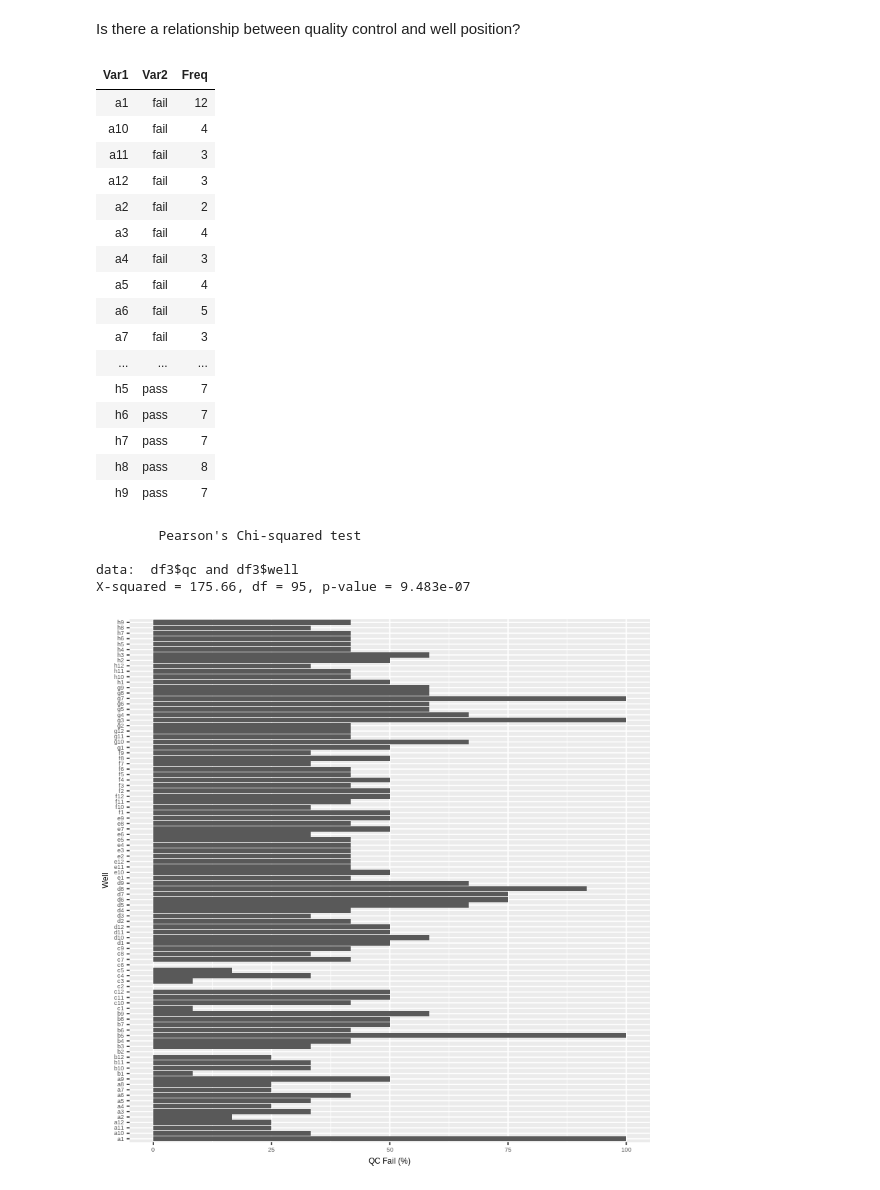
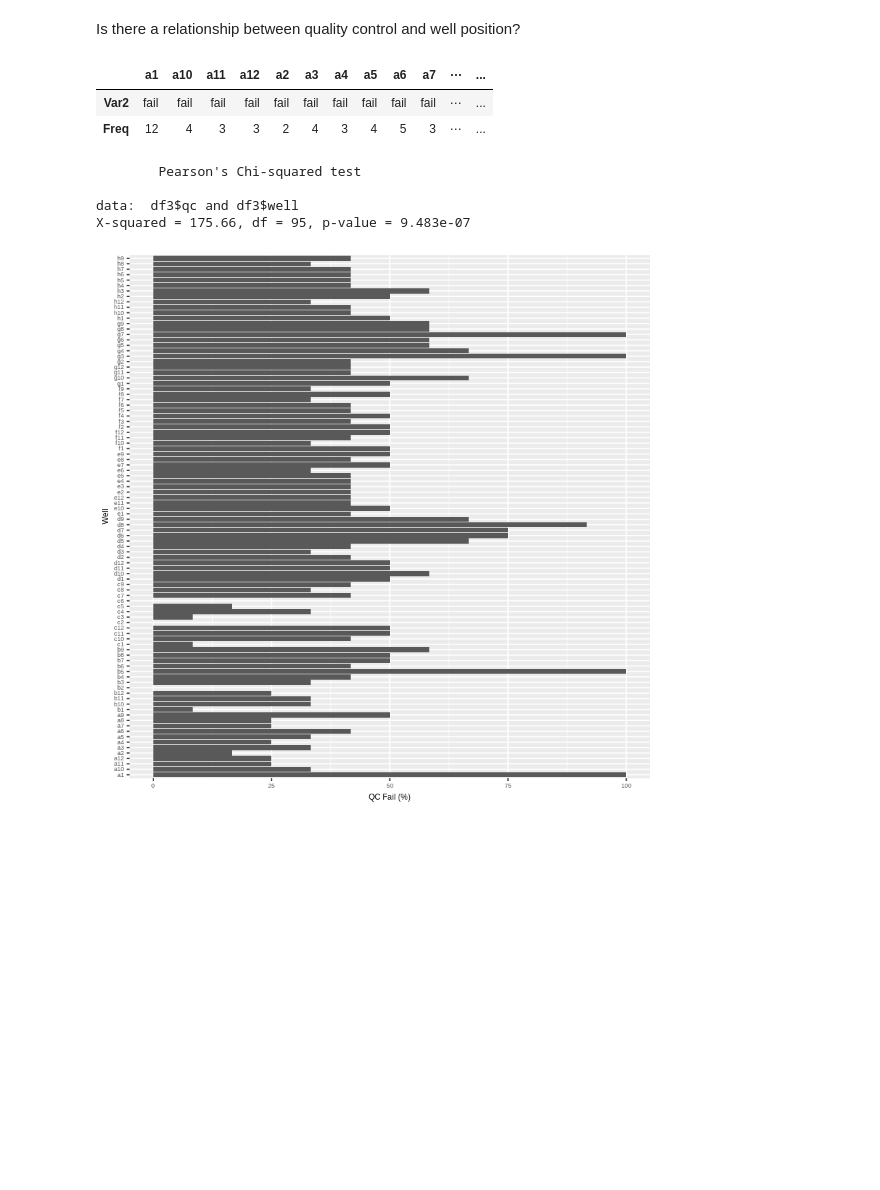
Before and after one commit to IDR/idr-notebooks, a Jupyter notebook: notebooks/CondensationBulkAnnotations.R.ipynb, the cells around one changed output. Saved outputs shown, nothing was run; the diff lists cells and outputs as text; code cells hidden in the pictures; blank space fills up the shorter version.

```diff
--- a/notebooks/CondensationBulkAnnotations.R.ipynb
+++ b/notebooks/CondensationBulkAnnotations.R.ipynb
@@ -40,7 +40,7 @@ Warning message:
 # %% [markdown]
 ## Connect to the server
 # %%
-server <- OMEROServer(host = 'idr-testing.openmicroscopy.org', username = Sys.getenv('IDR_USER'), password = Sys.getenv('IDR_PASSWORD'), port = as.integer(4064))
+server <- OMEROServer(host = Sys.getenv('IDR_HOST'), username = Sys.getenv('IDR_USER'), password = Sys.getenv('IDR_PASSWORD'), port = as.integer(4064))
 ome <- connect(server)
 # %% [markdown]
 ## Example 1: Access/Browse data
@@ -235,0 +195,10 @@ as.data.frame(count (df3$gene))
+# %%
+rows = 50
+display_transpose <- function(df, rows){
+transpose = t(df[1:rows, 2:ncol(df)])
+colnames(transpose) <- df[1:rows,1]
+transpose
+}
+
+count_frame = as.data.frame(count (df3$gene))
+display_transpose(count_frame, rows)
@@ -238,26 +210,15 @@ Some quality assessment:
 # %% [markdown]
 Is there a relationship between quality control and well position?
 # %%
-as.data.frame(table(df3$well, df3$qc))
-chisq.test(df3$qc, df3$well)
+part_table = as.data.frame(table(df3$well, df3$qc))
+display_transpose(part_table, rows)
+
+chisq_test = chisq.test(df3$qc, df3$well)
+chisq_test_frame
 # %% [output]
-| Var1 | Var2 | Freq |
-| a1 | fail | 12 |
-| a10 | fail | 4 |
-| a11 | fail | 3 |
-| a12 | fail | 3 |
-| a2 | fail | 2 |
-| a3 | fail | 4 |
-| a4 | fail | 3 |
-| a5 | fail | 4 |
-| a6 | fail | 5 |
-| a7 | fail | 3 |
-| ... | ... | ... |
-| h5 | pass | 7 |
-| h6 | pass | 7 |
-| h7 | pass | 7 |
-| h8 | pass | 8 |
-| h9 | pass | 7 |
+|  | a1 | a10 | a11 | a12 | a2 | a3 | a4 | a5 | a6 | a7 | ⋯ | ... |
+| Var2 | fail | fail | fail | fail | fail | fail | fail | fail | fail | fail | ⋯ | ... |
+| Freq | 12 | 4 | 3 | 3 | 2 | 4 | 3 | 4 | 5 | 3 | ⋯ | ... |
         Pearson's Chi-squared test
 
 data:  df3$qc and df3$well
```
Also changed, not shown: parts of 8 cells of this notebook.
